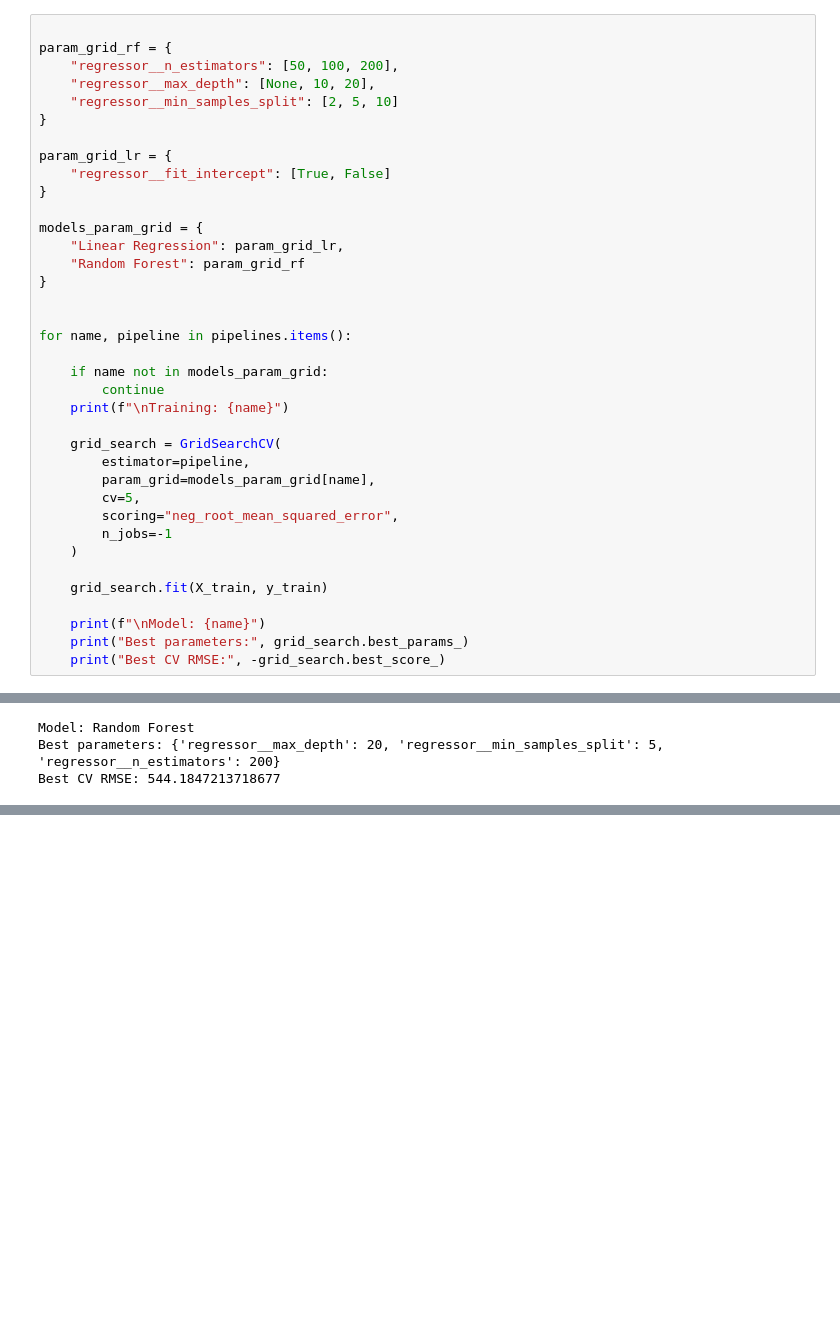
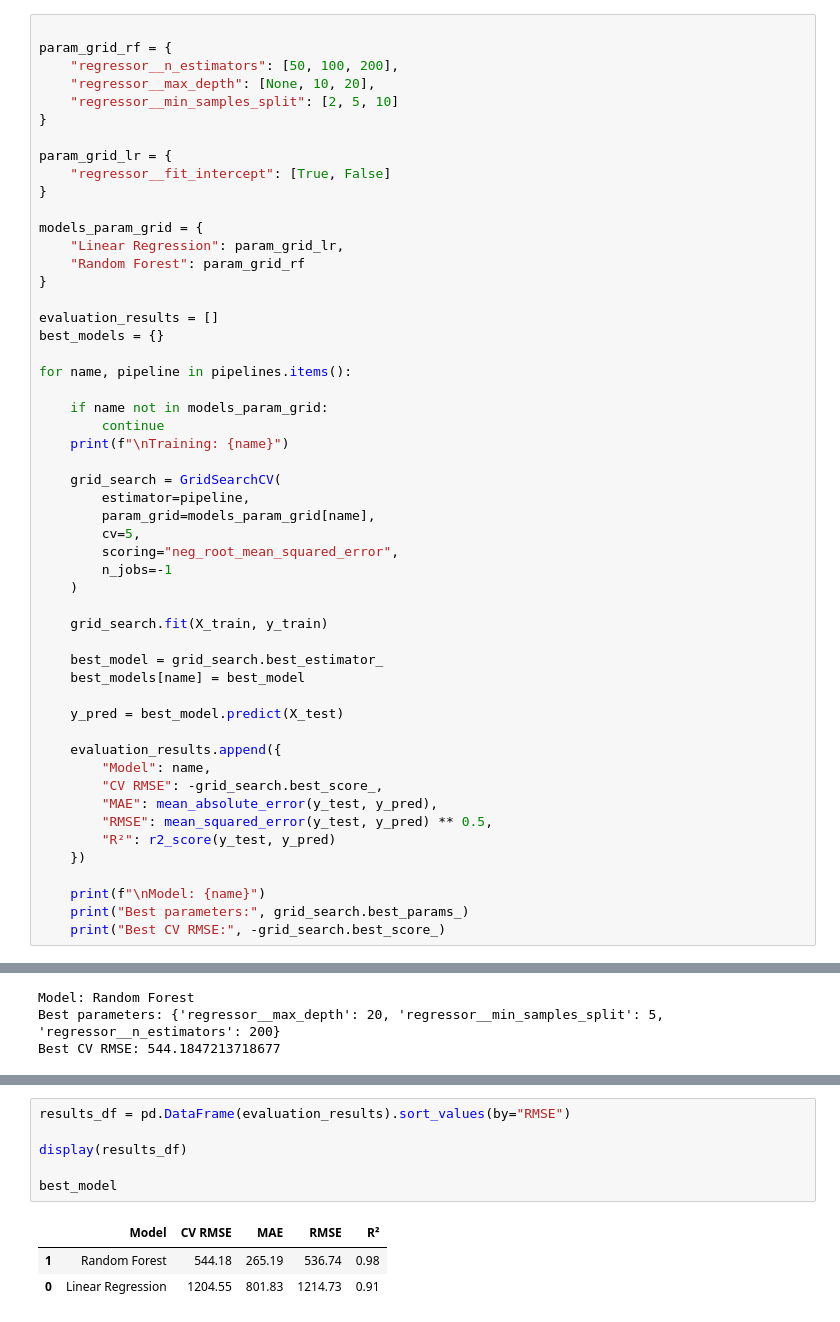
Before and after one commit to oelaimar/diamond-price-ml, a Jupyter notebook: notebook/02_preprocessing and training.ipynb, the cells around one changed output, grey strips where cells are left out. Saved outputs shown, nothing was run; the diff lists cells and outputs as text; blank space fills up the shorter version.

Commit message:
feat: cross validation and compare the best model and save the best model

```diff
--- a/notebook/02_preprocessing and training.ipynb
+++ b/notebook/02_preprocessing and training.ipynb
@@ -157,6 +159,8 @@ models_param_grid = {
     "Random Forest": param_grid_rf
 }
 
+evaluation_results = []
+best_models = {}
 
 for name, pipeline in pipelines.items():
 
@@ -174,6 +178,19 @@ for name, pipeline in pipelines.items():
 
     grid_search.fit(X_train, y_train)
 
+    best_model = grid_search.best_estimator_
+    best_models[name] = best_model
+
+    y_pred = best_model.predict(X_test)
+
+    evaluation_results.append({
+        "Model": name,
+        "CV RMSE": -grid_search.best_score_,
+        "MAE": mean_absolute_error(y_test, y_pred),
+        "RMSE": mean_squared_error(y_test, y_pred) ** 0.5,
+        "R²": r2_score(y_test, y_pred)
+    })
+
     print(f"\nModel: {name}")
     print("Best parameters:", grid_search.best_params_)
     print("Best CV RMSE:", -grid_search.best_score_)
@@ -190,0 +210,10 @@ Best CV RMSE: 544.1847213718677
+# %%
+results_df = pd.DataFrame(evaluation_results).sort_values(by="RMSE")
+
+display(results_df)
+
+best_model
+# %% [output]
+|  | Model | CV RMSE | MAE | RMSE | R² |
+| 1 | Random Forest | 544.18 | 265.19 | 536.74 | 0.98 |
+| 0 | Linear Regression | 1204.55 | 801.83 | 1214.73 | 0.91 |
```
Also changed, not shown: parts of 7 cells of this notebook, 1 other file.
